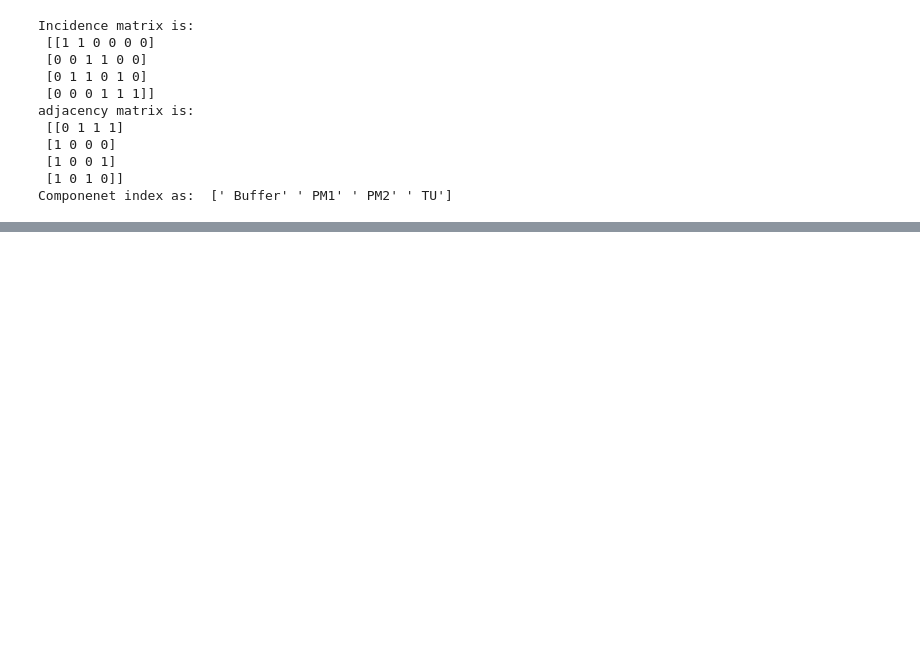
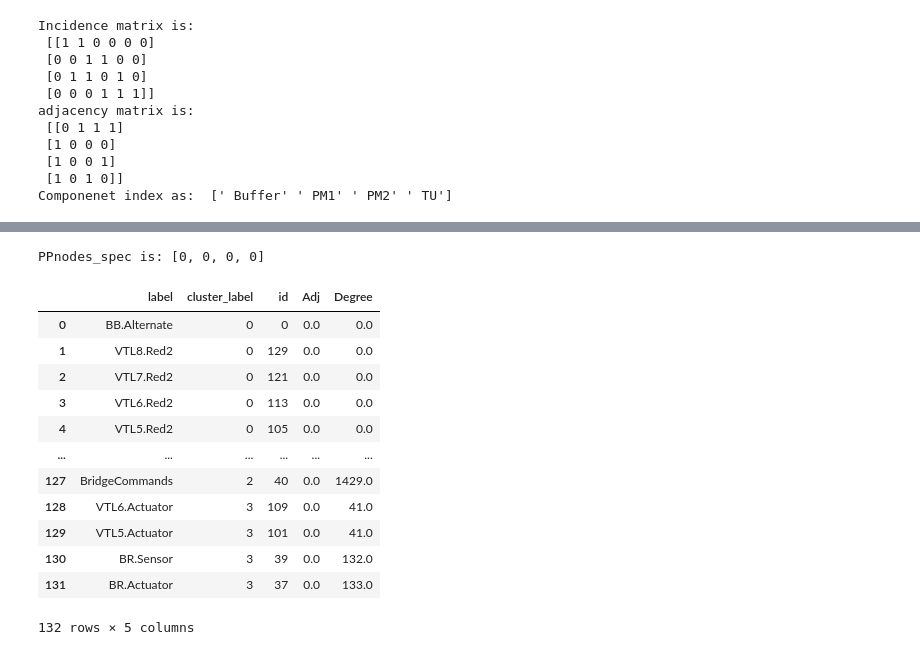
Before and after one commit to Lynch1206/Variable-Reorder4SupervisoryControl, a Jupyter notebook: Transitional_relationships.ipynb, the cells around one changed output, grey strips where cells are left out. Drawn from its saved outputs; the diff is of its cells as text; code cells hidden in the pictures; blank space fills up the shorter version.

```diff
--- a/Transitional_relationships.ipynb
+++ b/Transitional_relationships.ipynb
@@ -133,0 +203,29 @@ Currently, the popular variable reorder algorithms for deriving variables orderi
+# %%
+from Utility.Sort_clustering import *
+PPnodes_spec = []
+for i in range(Spectral_Ap.cluster_label.max()+1):
+    if any(Spectral_Ap[Spectral_Ap[name_label]==i].count() == 0):
+        print(f"cluster {i} is empty")
+        continue
+    Target_Sp = Spectral_Ap[Spectral_Ap[name_label]== i]
+    # Target_clusters_table(Target_Sp, i)
+    PPnodes_spec.append(Subgraph_PPnode(file_directory=file_dir_, cluster=Target_Sp, E= edges, Graph= Graph))
+
+print("PPnodes_spec is:", PPnodes_spec)
+SP = order4DS(data = Spectral_Ap, r=PPnodes_spec, name_C=name_label).DS_sorting4clusters(Spectral_Ap)
+SP
+# %% [output]
+PPnodes_spec is: [0, 0, 0, 0]
+|  | label | cluster_label | id | Adj | Degree |
+| 0 | BB.Alternate | 0 | 0 | 0.0 | 0.0 |
+| 1 | VTL8.Red2 | 0 | 129 | 0.0 | 0.0 |
+| 2 | VTL7.Red2 | 0 | 121 | 0.0 | 0.0 |
+| 3 | VTL6.Red2 | 0 | 113 | 0.0 | 0.0 |
+| 4 | VTL5.Red2 | 0 | 105 | 0.0 | 0.0 |
+| ... | ... | ... | ... | ... | ... |
+| 127 | BridgeCommands | 2 | 40 | 0.0 | 1429.0 |
+| 128 | VTL6.Actuator | 3 | 109 | 0.0 | 41.0 |
+| 129 | VTL5.Actuator | 3 | 101 | 0.0 | 41.0 |
+| 130 | BR.Sensor | 3 | 39 | 0.0 | 132.0 |
+| 131 | BR.Actuator | 3 | 37 | 0.0 | 133.0 |
+132 rows × 5 columns
```
Also changed, not shown: parts of 9 cells of this notebook, 4 other files.
